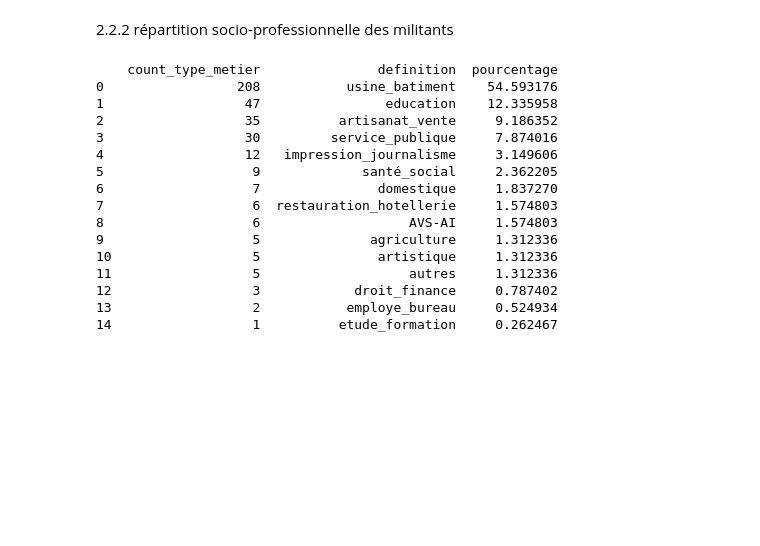
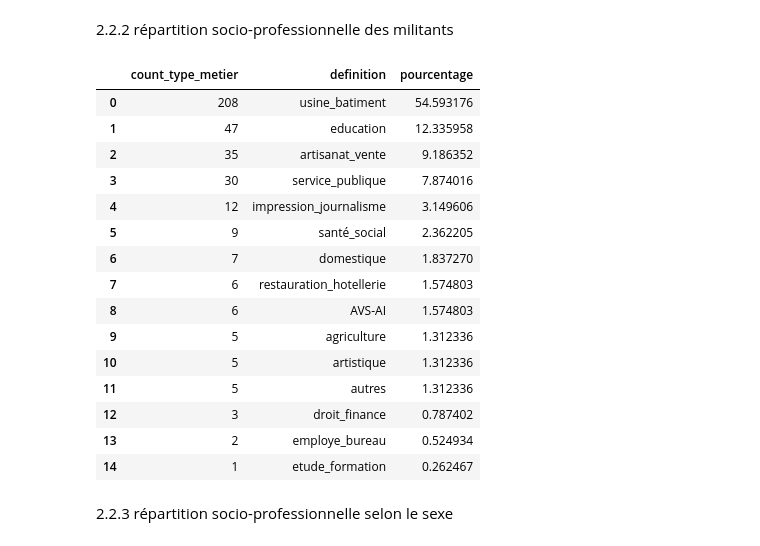
Before and after one commit to Zenderl/memoire_POP, a Jupyter notebook: notebooks_jupyter/requetes_SQL/question_02.ipynb, the cells around one changed output. Saved outputs shown, nothing was run; the diff lists cells and outputs as text; code cells hidden in the pictures; blank space fills up the shorter version.

```diff
--- a/notebooks_jupyter/requetes_SQL/question_02.ipynb
+++ b/notebooks_jupyter/requetes_SQL/question_02.ipynb
@@ -91,42 +91,44 @@ print(df.head(1000))
 # %%
 import sqlite3
 import pandas
 
 connection = sqlite3.connect('C:/Users/LZender/Documents/Travail/unine/histoire/mémoire/AEN/grand_conseil/memoire_POP/liste_grand_conseil.db')
 
 
 cursor = connection.cursor()
 
 df = pandas.read_sql("""
 SELECT COUNT (pk_type_M) as count_type_metier, tm.definition  FROM personne as p
 LEFT JOIN travaille as t ON t.fk_personne = p.pk_personne
 LEFT JOIN metier as m ON m.pk_metier = t.fk_metier
 LEFT JOIN type_M  as tm on tm.pk_type_M = m.fk_type_M
 
 where tm.pk_type_M is not null and genre ='M'
 group by genre, pk_type_M
 order by count_type_metier DESC
 """, connection)
 
 total= df['count_type_metier'].sum()
 
 df['pourcentage']= df['count_type_metier']/ total * 100.00
 
-print(df.head(1000))
+df.head(1000)
 # %% [output]
-    count_type_metier               definition  pourcentage
-0                 208           usine_batiment    54.593176
-1                  47                education    12.335958
-2                  35          artisanat_vente     9.186352
-3                  30         service_publique     7.874016
-4                  12   impression_journalisme     3.149606
-5                   9             santé_social     2.362205
-6                   7               domestique     1.837270
-7                   6  restauration_hotellerie     1.574803
-8                   6                   AVS-AI     1.574803
-9                   5              agriculture     1.312336
-10                  5               artistique     1.312336
-11                  5                   autres     1.312336
-12                  3            droit_finance     0.787402
-13                  2           employe_bureau     0.524934
-14                  1          etude_formation     0.262467
+|  | count_type_metier | definition | pourcentage |
+| 0 | 208 | usine_batiment | 54.593176 |
+| 1 | 47 | education | 12.335958 |
+| 2 | 35 | artisanat_vente | 9.186352 |
+| 3 | 30 | service_publique | 7.874016 |
+| 4 | 12 | impression_journalisme | 3.149606 |
+| 5 | 9 | santé_social | 2.362205 |
+| 6 | 7 | domestique | 1.837270 |
+| 7 | 6 | restauration_hotellerie | 1.574803 |
+| 8 | 6 | AVS-AI | 1.574803 |
+| 9 | 5 | agriculture | 1.312336 |
+| 10 | 5 | artistique | 1.312336 |
+| 11 | 5 | autres | 1.312336 |
+| 12 | 3 | droit_finance | 0.787402 |
+| 13 | 2 | employe_bureau | 0.524934 |
+| 14 | 1 | etude_formation | 0.262467 |
+# %% [markdown]
+2.2.3 répartition socio-professionnelle selon le sexe
```
Also changed, not shown: parts of 4 cells of this notebook, 4 other files.
